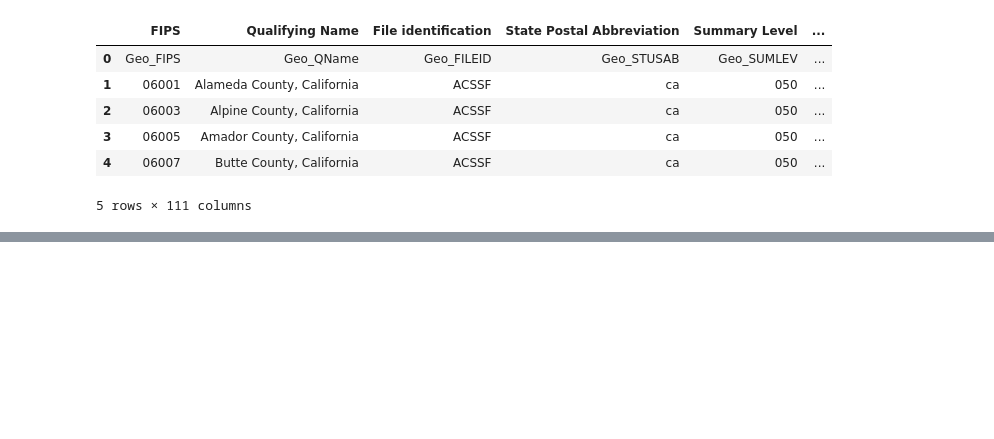
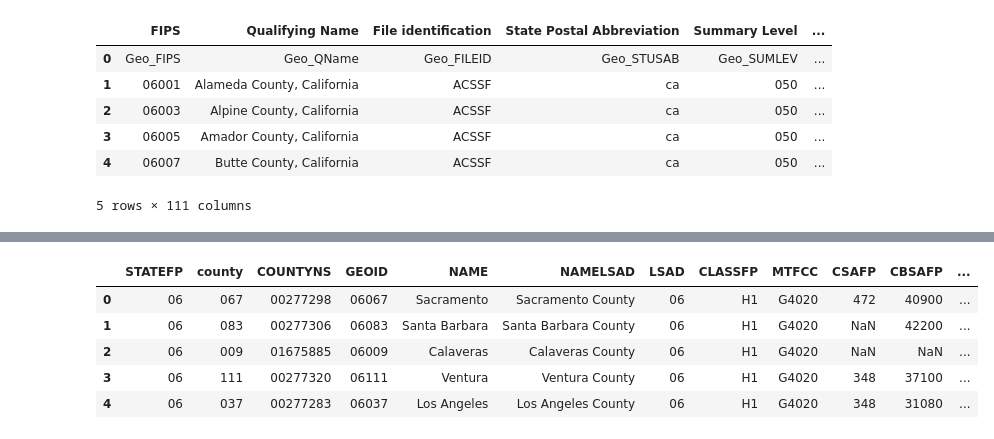
Before and after one commit to uchicago-dsi/cpr-summer-lab-data, a Jupyter notebook: Population_Workspace.ipynb, the cells around one changed output, grey strips where cells are left out. Saved outputs shown, nothing was run; the diff lists cells and outputs as text; code cells hidden in the pictures; blank space fills up the shorter version.

```diff
--- a/Population_Workspace.ipynb
+++ b/Population_Workspace.ipynb
@@ -109,2 +77,5 @@ cleaned_tract.loc[:,["county",'total_pop']]
+# %%
+cleaned_tract['total_pop'] = cleaned_tract["total_pop"].apply(lambda x: int(x))
+#gpkgC['COUNTYFP'] = gpkgC['COUNTYFP'].apply(lambda x: int(x))
 # %%
 #cleaned_tract.groupby("county").sum()[["total_pop"]].reset_index()
@@ -113,0 +123,11 @@ TypeError: 'GeometryArray' with dtype geometry does not support reduction 'sum'
+# %%
+#Creates a new GeoDataFrame that is a merge of the coun_pop_three on the same county column...
+counties_gpkg1 = counties_gpkg.merge(coun_pop_three, on='county')
+counties_gpkg1.head()
+# %% [output]
+|  | STATEFP | county | COUNTYNS | GEOID | NAME | NAMELSAD | LSAD | CLASSFP | MTFCC | CSAFP | CBSAFP | ... |
+| 0 | 06 | 067 | 00277298 | 06067 | Sacramento | Sacramento County | 06 | H1 | G4020 | 472 | 40900 | ... |
+| 1 | 06 | 083 | 00277306 | 06083 | Santa Barbara | Santa Barbara County | 06 | H1 | G4020 | NaN | 42200 | ... |
+| 2 | 06 | 009 | 01675885 | 06009 | Calaveras | Calaveras County | 06 | H1 | G4020 | NaN | NaN | ... |
+| 3 | 06 | 111 | 00277320 | 06111 | Ventura | Ventura County | 06 | H1 | G4020 | 348 | 37100 | ... |
+| 4 | 06 | 037 | 00277283 | 06037 | Los Angeles | Los Angeles County | 06 | H1 | G4020 | 348 | 31080 | ... |
```
Also changed, not shown: parts of 17 cells of this notebook.
